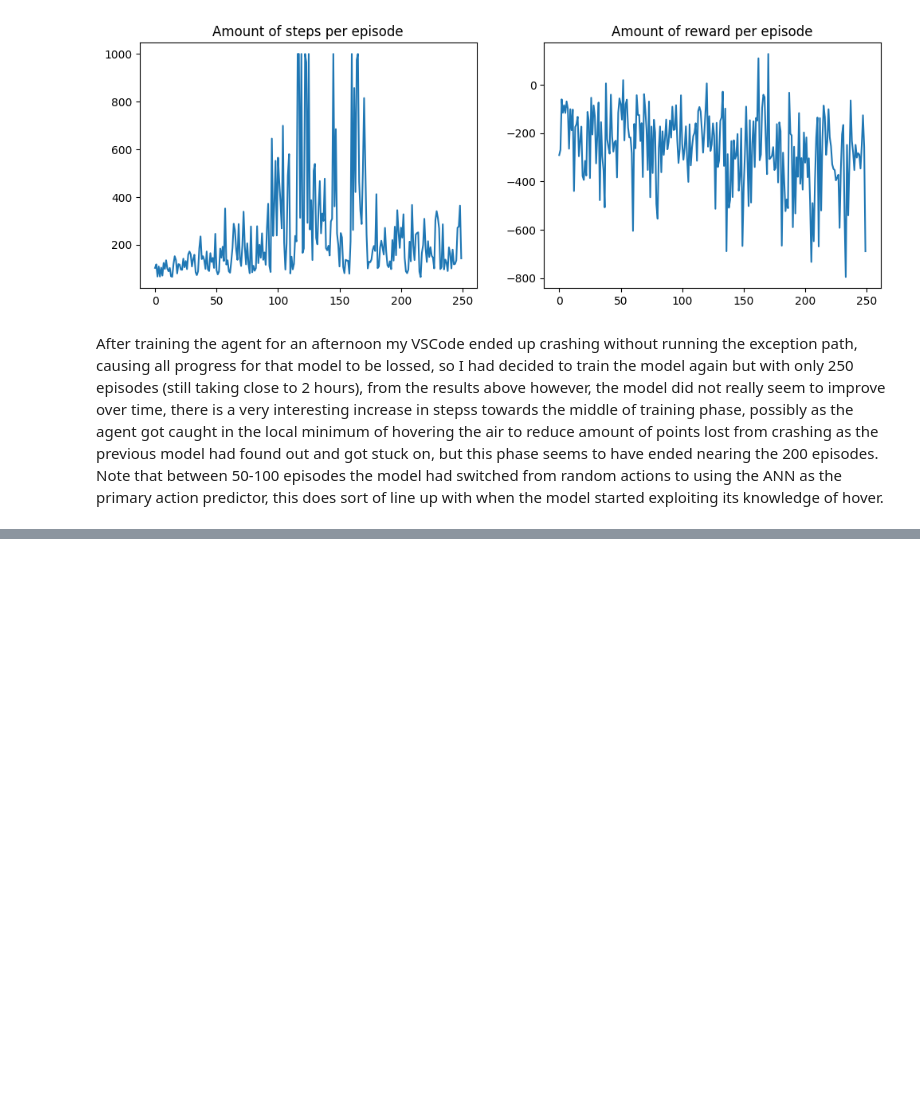
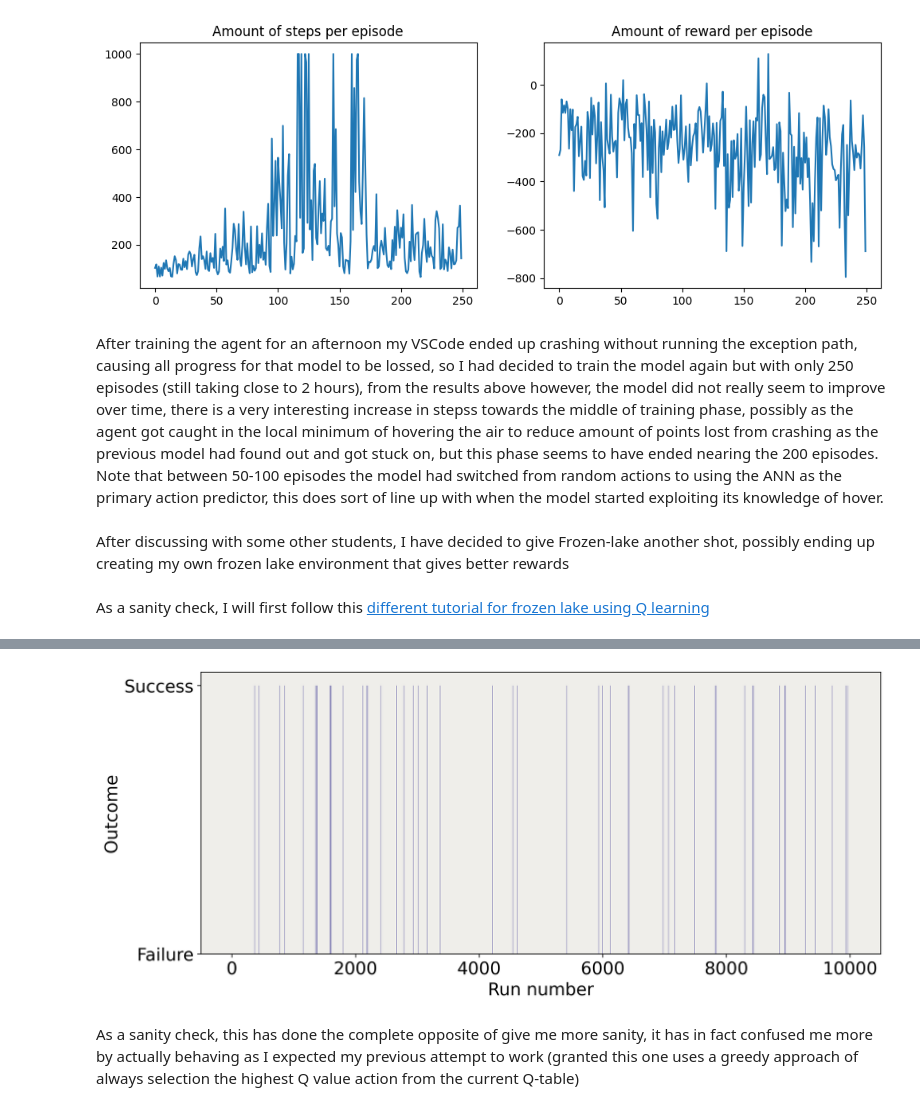
Before and after one commit to Thomas-Molen/FHICT-S7-AI, a Jupyter notebook: ReinforcementLearning/RLExploration.ipynb, the cells around one changed output, grey strips where cells are left out. Drawn from its saved outputs; the diff is of its cells as text; code cells hidden in the pictures; blank space fills up the shorter version.

Commit message:
Added new frozenlake that kinda works

```diff
--- a/ReinforcementLearning/RLExploration.ipynb
+++ b/ReinforcementLearning/RLExploration.ipynb
@@ -711,3 +711,77 @@ plt.show()
 # %% [markdown]
 After training the agent for an afternoon my VSCode ended up crashing without running the exception path, causing all progress for that model to be lossed, so I had decided to train the model again but with only 250 episodes (still taking close to 2 hours), from the results above however, the model did not really seem to improve over time, there is a very interesting increase in stepss towards the middle of training phase, possibly as the agent got caught in the local minimum of hovering the air to reduce amount of points lost from crashing as the previous model had found out and got stuck on, but this phase seems to have ended nearing the 200 episodes.
 Note that between 50-100 episodes the model had switched from random actions to using the ANN as the primary action predictor, this does sort of line up with when the model started exploiting its knowledge of hover.
+# %% [markdown]
+After discussing with some other students, I have decided to give Frozen-lake another shot, possibly ending up creating my own frozen lake environment that gives better rewards
+# %% [markdown]
+As a sanity check, I will first follow this [different tutorial for frozen lake using Q learning](https://towardsdatascience.com/q-learning-for-beginners-2837b777741)
+# %%
+import matplotlib.pyplot as plt
+import gym
+import numpy as np
+
+env = gym.make('FrozenLake-v1', render_mode='rgb_array', map_name='4x4')
+
+# We re-initialize the Q-table
+qtable = np.zeros((env.observation_space.n, env.action_space.n))
+
+# Hyperparameters
+episodes = 10000       # Total number of episodes
+alpha = 0.5            # Learning rate
+gamma = 0.9            # Discount factor
+
+# List of outcomes to plot
+outcomes = []
+
+print('Q-table before training:')
+print(qtable)
+
+# Training
+try:
+  for _ in range(episodes):
+      state, info = env.reset()
+      done = False
+
+      # By default, we consider our outcome to be a failure
+      outcomes.append("Failure")
+
+      # Until the agent gets stuck in a hole or reaches the goal, keep training it
+      while not done:
+          # Choose the action with the highest value in the current state
+          if np.max(qtable[state]) > 0:
+            action = np.argmax(qtable[state])
+
+          # If there's no best action (only zeros), take a random one
+          else:
+            action = env.action_space.sample()
+
+          # Implement this action and move the agent in the desired direction
+          new_state, reward, terminated, truncated, info = env.step(action)
+
+          done = terminated or truncated
+          # Update Q(s,a)
+          qtable[state, action] = qtable[state, action] + alpha * (reward + gamma * np.max(qtable[new_state]) - qtable[state, action])
+
+          # Update our current state
+          state = new_state
+
+          # If we have a reward, it means that our outcome is a success
+          if reward:
+            outcomes[-1] = "Success"
+finally:
+   env.close()
+
+print()
+print('===========================================')
+print('Q-table after training:')
+print(qtable)
+
+# Plot outcomes
+plt.figure(figsize=(12, 5))
+plt.xlabel("Run number")
+plt.ylabel("Outcome")
+ax = plt.gca()
+ax.set_facecolor('#efeeea')
+plt.bar(range(len(outcomes)), outcomes, color="#0A047A", width=1.0)
+plt.show()
+# %% [output]
@@ -713,0 +805,3 @@ Note that between 50-100 episodes the model had switched from random actions to
+[figure, added]
+# %% [markdown]
+As a sanity check, this has done the complete opposite of give me more sanity, it has in fact confused me more by actually behaving as I expected my previous attempt to work (granted this one uses a greedy approach of always selection the highest Q value action from the current Q-table)
```
Also changed, not shown: parts of 1 cell of this notebook.
